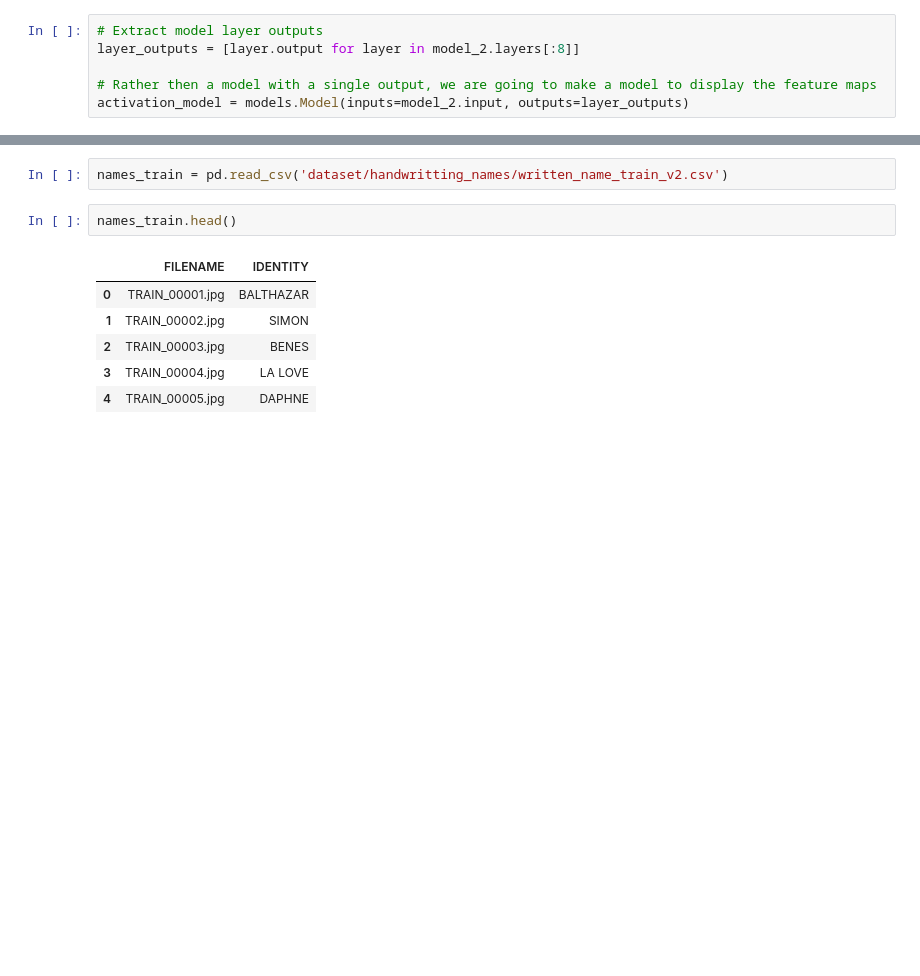
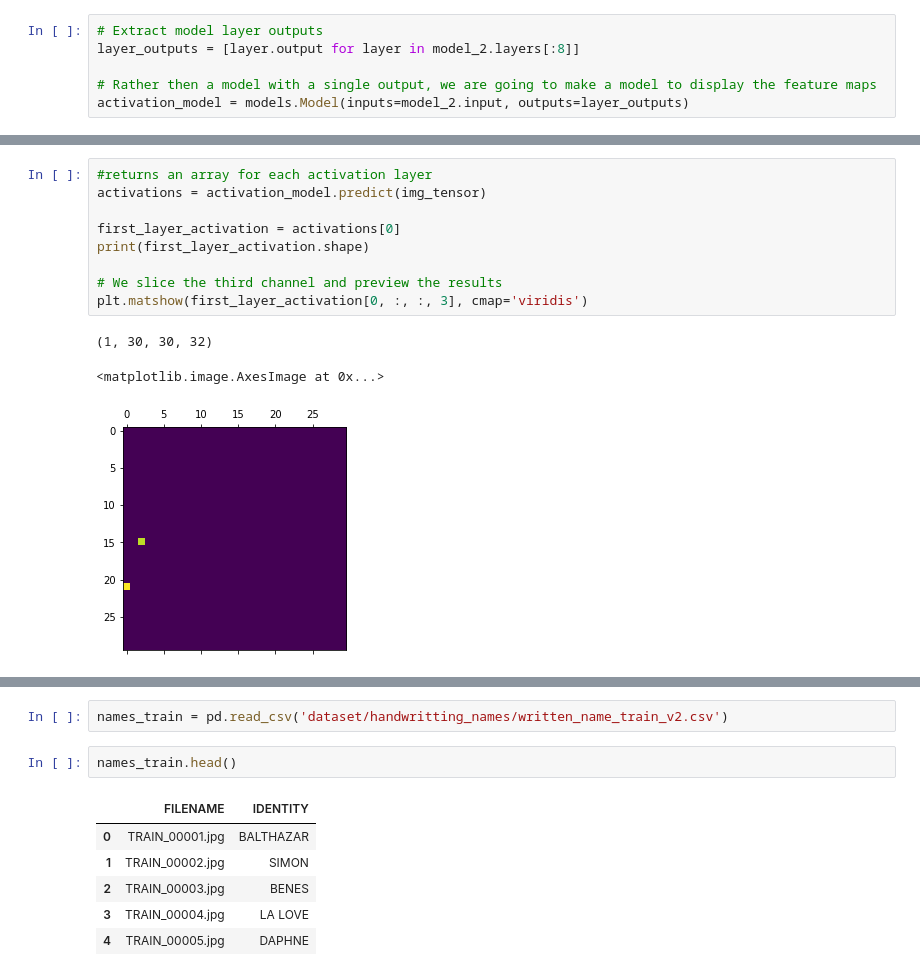
Before and after one commit to edejesus196/handwritten_names_recognition, a Jupyter notebook: handwritten_images_trancribtion-Copy3.ipynb, the cells around one changed output, grey strips where cells are left out. Cells and saved outputs as stored; diff of their text form; blank space fills up the shorter version.

```diff
--- a/handwritten_images_trancribtion-Copy3.ipynb
+++ b/handwritten_images_trancribtion-Copy3.ipynb
@@ -297,0 +310,13 @@ img = image.load_img(img_)
+# %%
+#returns an array for each activation layer
+activations = activation_model.predict(img_tensor)
+
+first_layer_activation = activations[0]
+print(first_layer_activation.shape)
+
+# We slice the third channel and preview the results
+plt.matshow(first_layer_activation[0, :, :, 3], cmap='viridis')
+# %% [output]
+(1, 30, 30, 32)
+<matplotlib.image.AxesImage at 0x...>
+[figure, added]
```
Also changed, not shown: parts of 14 cells of this notebook.
